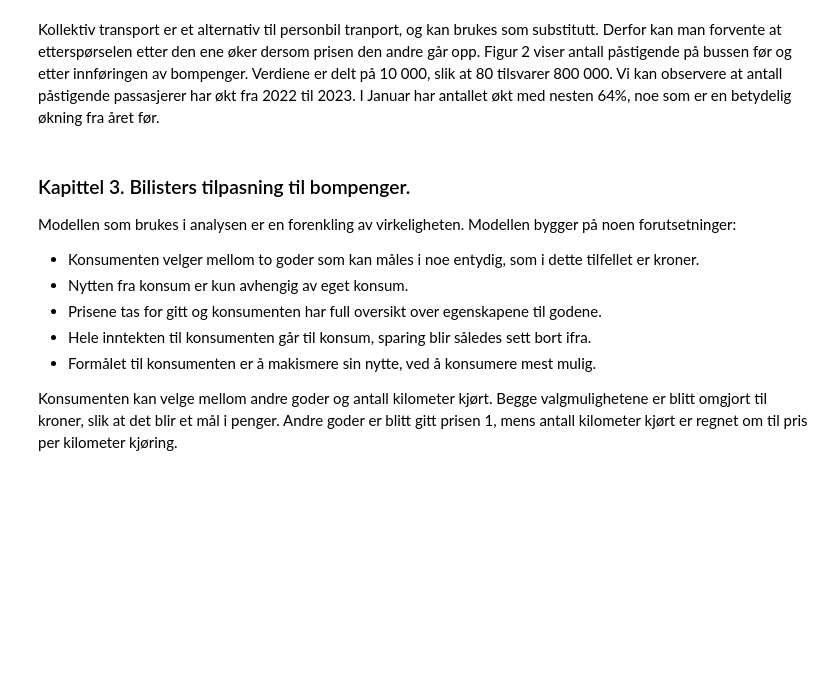
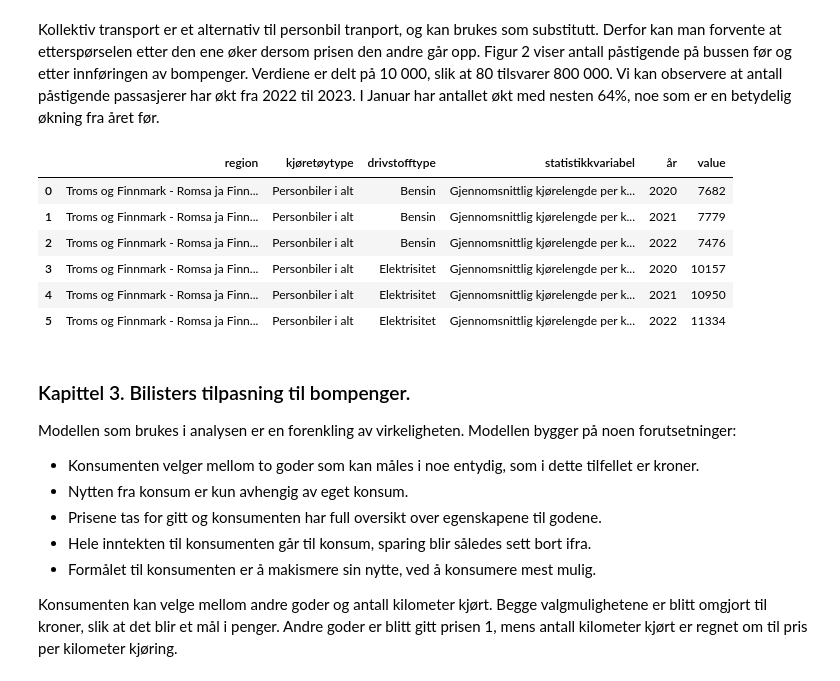
Before and after one commit to loopdiggaz/SOK-1006, a Jupyter notebook: Mappe2/mappeoppgave2_61.ipynb, the cells around one changed output. Drawn from its saved outputs; the diff is of its cells as text; code cells hidden in the pictures; blank space fills up the shorter version.

```diff
--- a/Mappe2/mappeoppgave2_61.ipynb
+++ b/Mappe2/mappeoppgave2_61.ipynb
@@ -150,6 +148,88 @@ fig.text(.5, .01, txt, ha='center');
 [figure]
 # %% [markdown]
 Kollektiv transport er et alternativ til personbil tranport, og kan brukes som substitutt. Derfor kan man forvente at etterspørselen etter den ene øker dersom prisen den andre går opp. Figur 2 viser antall påstigende på bussen før og etter innføringen av bompenger. Verdiene er delt på 10 000, slik at 80 tilsvarer 800 000. Vi kan observere at antall påstigende passasjerer har økt fra 2022 til 2023. I Januar har antallet økt med nesten 64%, noe som er en betydelig økning fra året før.
+# %%
+import requests
+from pyjstat import pyjstat
+postUrl = "https://data.ssb.no/api/v0/no/table/12576/"
+apiQuery = { "query": [
+    {
+      "code": "Region",
+      "selection": {
+        "filter": "agg_single:FylkerGjeldende",
+        "values": [
+          "54"
+        ]
+      }
+    },
+    {
+      "code": "Kjoretoytype",
+      "selection": {
+        "filter": "item",
+        "values": [
+          "15"
+        ]
+      }
+    },
+    {
+      "code": "DrivstoffType",
+      "selection": {
+        "filter": "item",
+        "values": [
+          "1",
+          "18"
+        ]
+      }
+    },
+    {
+      "code": "ContentsCode",
+      "selection": {
+        "filter": "item",
+        "values": [
+          "GjsnittKjorelengde"
+        ]
+      }
+    },
+    {
+      "code": "Tid",
+      "selection": {
+        "filter": "item",
+        "values": [
+          "2020",
+          "2021",
+          "2022"
+        ]
+      }
+    }
+  ],
+  "response": {
+    "format": "json-stat2"
+  }}
+def apiToDataframe(postUrl, query):
+
+    # postUrl som spørringen skal postes mot
+    # Spørringen og endepunktet til API-et kan hentes fra Statistikkbanken.
+
+    res = requests.post(postUrl, json=query)
+    # legger resultat i ds. DS har i tillegg en del metadata
+    ds = pyjstat.Dataset.read(res.text)
+    # skriver resultatet til to dataframes
+    # først dataframe med tekst
+    df = ds.write('dataframe')
+    # deretter dataframe med koder
+    df_id = ds.write('dataframe', naming='id')
+    # returnerer også ds i tilfelle en trenger metadata
+    return df, df_id, ds
+df_kmkjørt, df_id, ds = apiToDataframe(postUrl, apiQuery)
+df_kmkjørt
+# %% [output]
+|  | region | kjøretøytype | drivstofftype | statistikkvariabel | år | value |
+| 0 | Troms og Finnmark - Romsa ja Finn... | Personbiler i alt | Bensin | Gjennomsnittlig kjørelengde per k... | 2020 | 7682 |
+| 1 | Troms og Finnmark - Romsa ja Finn... | Personbiler i alt | Bensin | Gjennomsnittlig kjørelengde per k... | 2021 | 7779 |
+| 2 | Troms og Finnmark - Romsa ja Finn... | Personbiler i alt | Bensin | Gjennomsnittlig kjørelengde per k... | 2022 | 7476 |
+| 3 | Troms og Finnmark - Romsa ja Finn... | Personbiler i alt | Elektrisitet | Gjennomsnittlig kjørelengde per k... | 2020 | 10157 |
+| 4 | Troms og Finnmark - Romsa ja Finn... | Personbiler i alt | Elektrisitet | Gjennomsnittlig kjørelengde per k... | 2021 | 10950 |
+| 5 | Troms og Finnmark - Romsa ja Finn... | Personbiler i alt | Elektrisitet | Gjennomsnittlig kjørelengde per k... | 2022 | 11334 |
 # %% [markdown]
 ### Kapittel 3. Bilisters tilpasning til bompenger.
 
```
Also changed, not shown: parts of 12 cells of this notebook.
